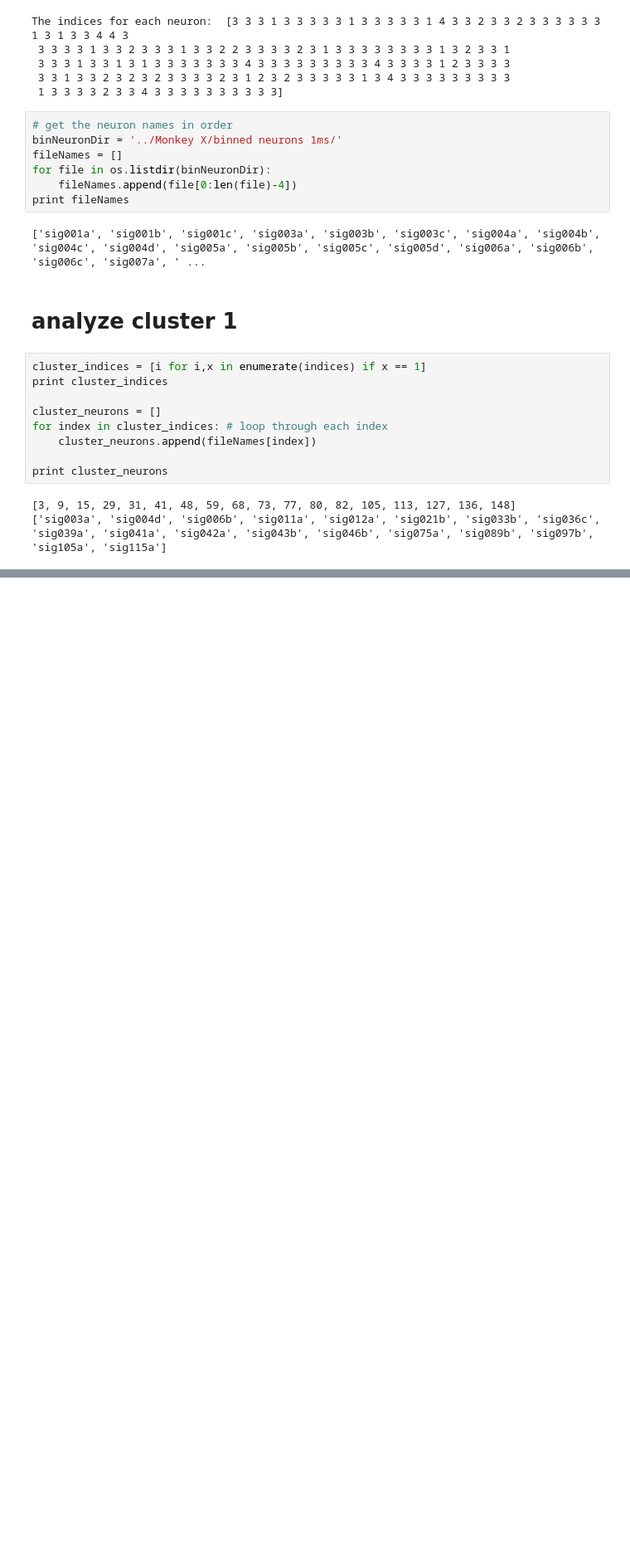
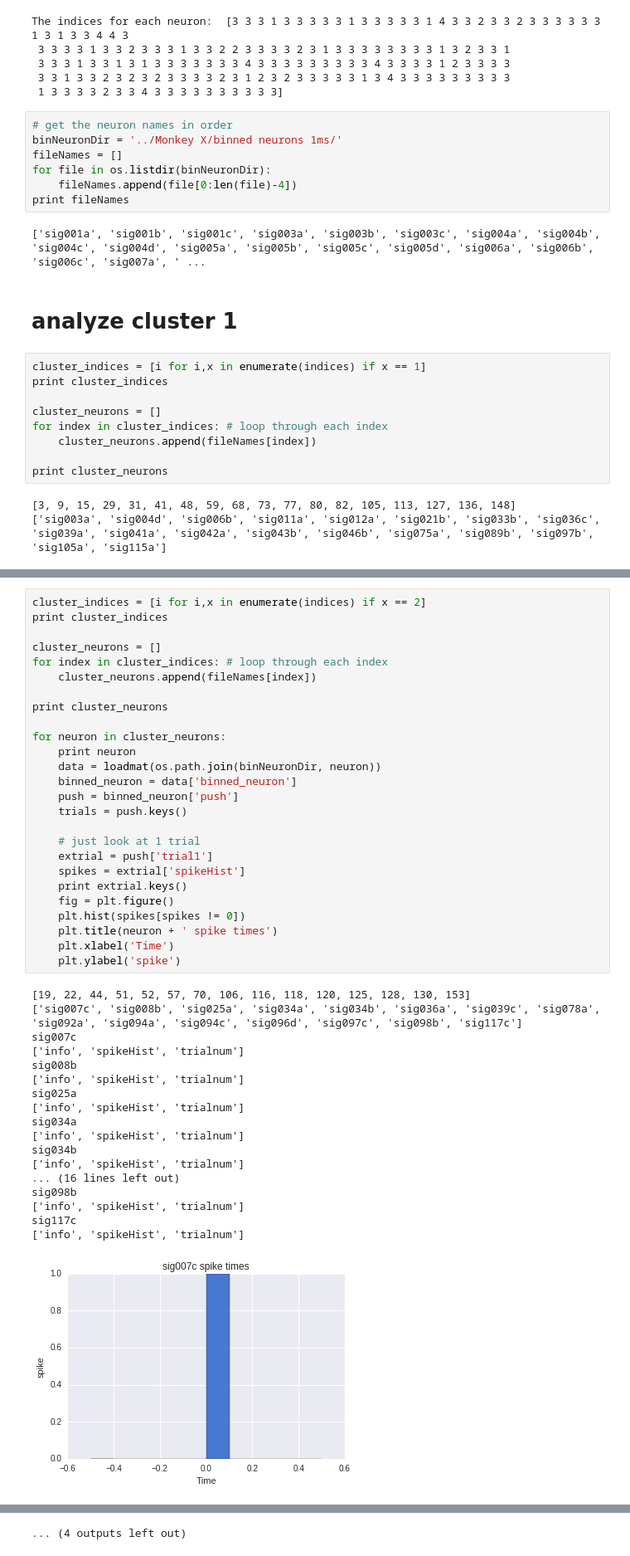
Before and after one commit to ncsl/motorControl-InputOutputModels, a Jupyter notebook: notebook/Spectral Clustered Visualization.ipynb, the cells around one changed output, grey strips where cells are left out. Shown at 83% size. Cells and saved outputs as stored; diff of their text form; blank space fills up the shorter version.

```diff
--- a/notebook/Spectral Clustered Visualization.ipynb
+++ b/notebook/Spectral Clustered Visualization.ipynb
@@ -143,0 +176,45 @@ print binned_neuron.keys()
+# %%
+cluster_indices = [i for i,x in enumerate(indices) if x == 2]
+print cluster_indices
+
+cluster_neurons = []
+for index in cluster_indices: # loop through each index
+    cluster_neurons.append(fileNames[index])
+
+print cluster_neurons
+
+for neuron in cluster_neurons:
+    print neuron
+    data = loadmat(os.path.join(binNeuronDir, neuron))
+    binned_neuron = data['binned_neuron']
+    push = binned_neuron['push']
+    trials = push.keys()
+
+    # just look at 1 trial
+    extrial = push['trial1']
+    spikes = extrial['spikeHist']
+    print extrial.keys()
+    fig = plt.figure()
+    plt.hist(spikes[spikes != 0])
+    plt.title(neuron + ' spike times')
+    plt.xlabel('Time')
+    plt.ylabel('spike')
+# %% [output]
+[19, 22, 44, 51, 52, 57, 70, 106, 116, 118, 120, 125, 128, 130, 153]
+['sig007c', 'sig008b', 'sig025a', 'sig034a', 'sig034b', 'sig036a', 'sig039c', 'sig078a', 'sig092a', 'sig094a', 'sig094c', 'sig096d', 'sig097c', 'sig098b', 'sig117c']
+sig007c
+['info', 'spikeHist', 'trialnum']
+sig008b
+['info', 'spikeHist', 'trialnum']
+sig025a
+['info', 'spikeHist', 'trialnum']
+sig034a
+['info', 'spikeHist', 'trialnum']
+sig034b
+['info', 'spikeHist', 'trialnum']
+... (16 lines left out)
+sig098b
+['info', 'spikeHist', 'trialnum']
+sig117c
+['info', 'spikeHist', 'trialnum']
+[figure, added]
@@ -143,0 +231 @@ print binned_neuron.keys()
+... (4 outputs left out)
```
Also changed, not shown: parts of 4 cells of this notebook, 8 other files.
